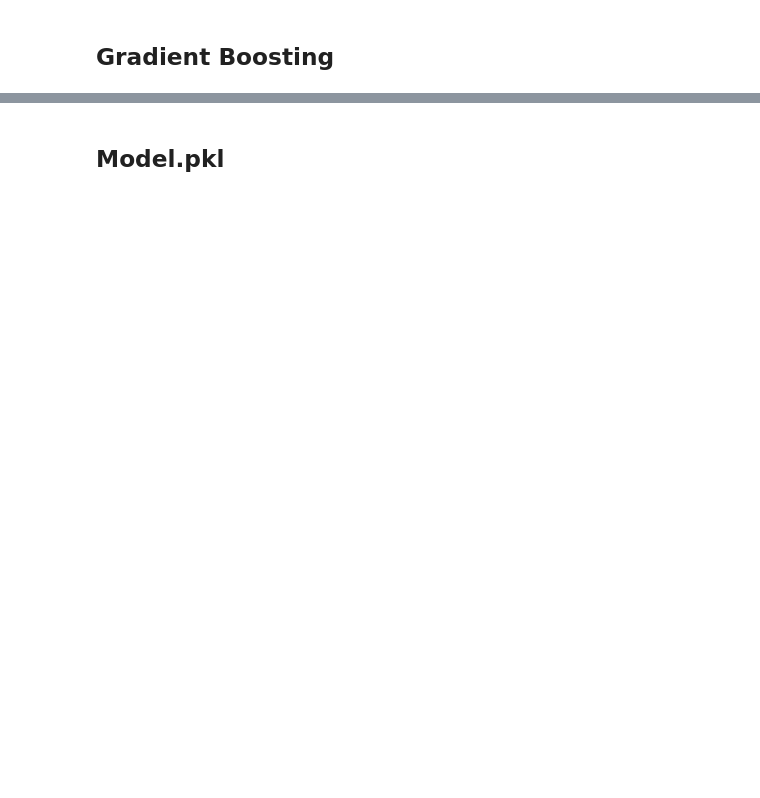
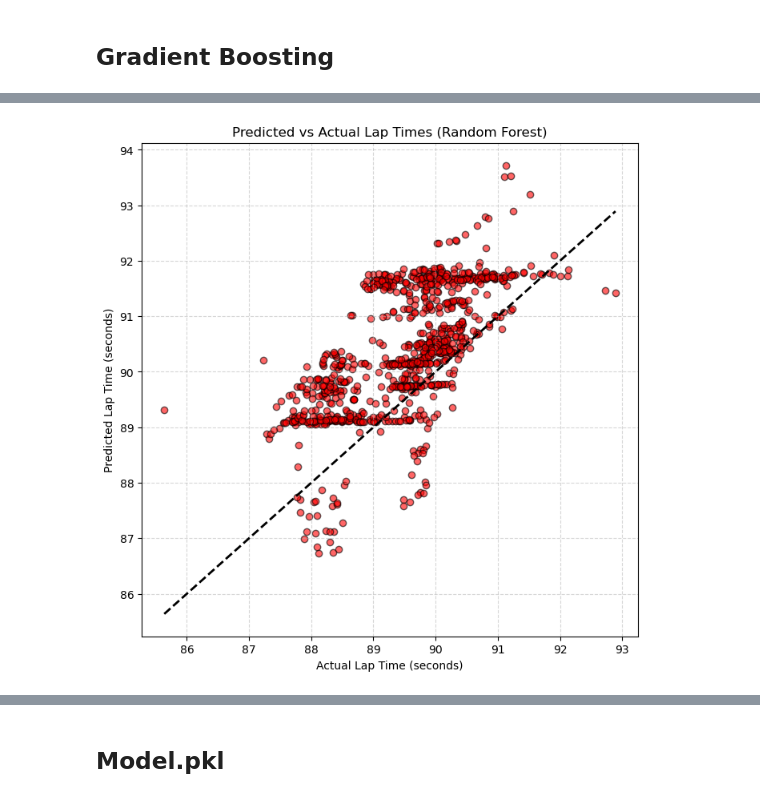
Before and after one commit to sravan1023/CMPE-257, a Jupyter notebook: notebooks/4_Model.ipynb, the cells around one changed output, grey strips where cells are left out. Cells and saved outputs as stored; diff of their text form; code cells hidden in the pictures; blank space fills up the shorter version.

```diff
--- a/notebooks/4_Model.ipynb
+++ b/notebooks/4_Model.ipynb
@@ -9,8 +9,8 @@ from sklearn.ensemble import RandomForestRegressor
 from sklearn.ensemble import GradientBoostingRegressor
 from sklearn.metrics import mean_absolute_error, mean_squared_error
 # %%
-train_features = pd.read_pickle(r"C:\data\train_features.pkl")
-test_features = pd.read_pickle(r"C:\data\test_features.pkl")
+train_features = pd.read_pickle(r"\data\train_features.pkl") # Set the Path Accordingly
+test_features = pd.read_pickle(r"\data\test_features.pkl")
 # %% [markdown]
 ## Categorical encoding
 # %%
@@ -98,0 +114,11 @@ Root Mean Squared Error (RMSE): 1.210 sec
+# %%
+plt.figure(figsize=(8,8))
+plt.scatter(y_test, predictions, alpha=0.6, color='red', edgecolors='k')
+plt.plot([y_test.min(), y_test.max()], [y_test.min(), y_test.max()], 'k--', lw=2)
+plt.title("Predicted vs Actual Lap Times (Random Forest)")
+plt.xlabel("Actual Lap Time (seconds)")
+plt.ylabel("Predicted Lap Time (seconds)")
+plt.grid(True, linestyle='--', alpha=0.5)
+plt.show()
+# %% [output]
+[figure, added]
```
Also changed, not shown: parts of 8 cells of this notebook, 1 other file.
